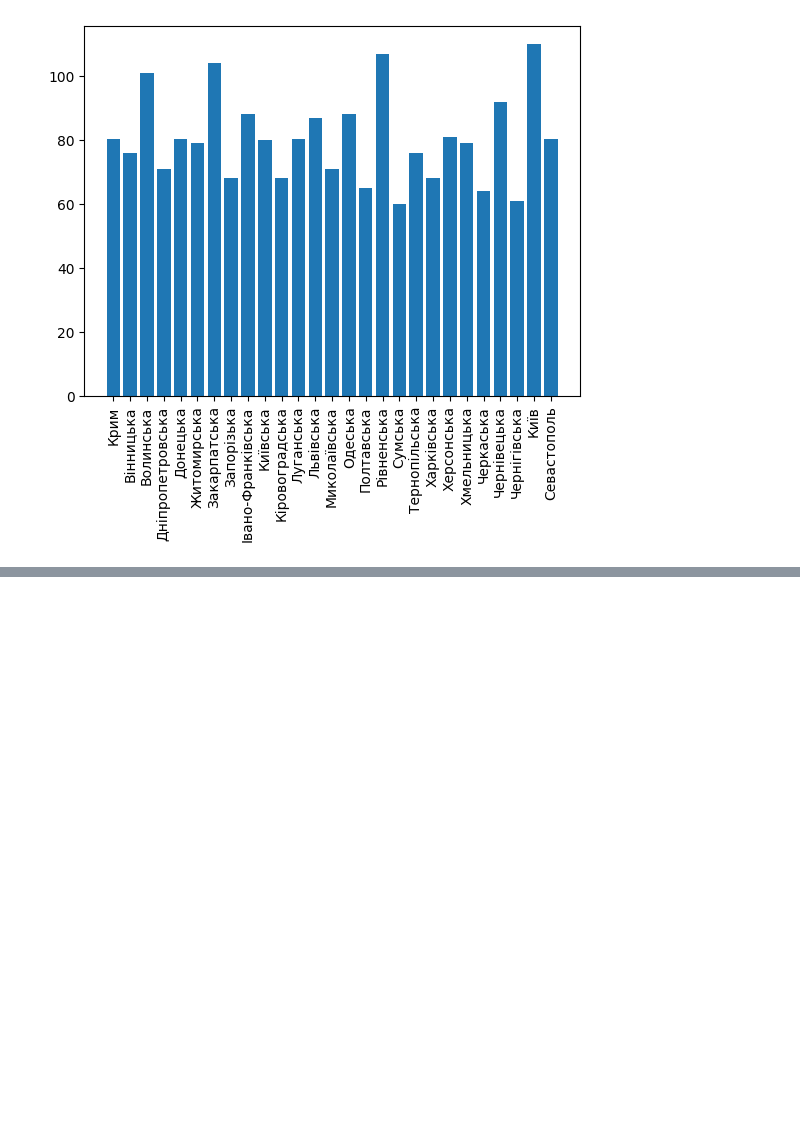
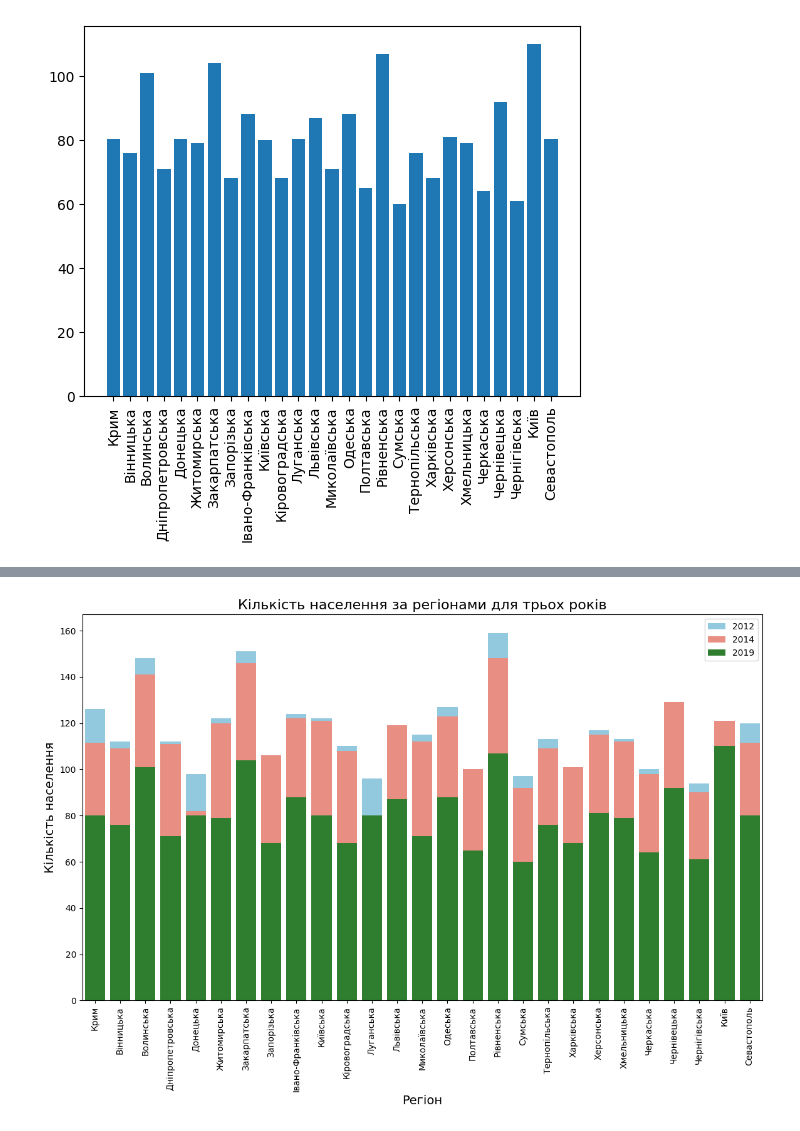
Before and after one commit to Sedzay/les4, a Jupyter notebook: Hw2_1.ipynb, the cells around one changed output, grey strips where cells are left out. Saved outputs shown, nothing was run; the diff lists cells and outputs as text; code cells hidden in the pictures; blank space fills up the shorter version.

```diff
--- a/Hw2_1.ipynb
+++ b/Hw2_1.ipynb
@@ -169,0 +197,18 @@ plt.show()
+# %%
+import seaborn as sns
+
+# Побудова гістограми кількості населення за регіонами для трьох років
+plt.figure(figsize=(14, 8))
+sns.barplot(data=table, x='Регіон', y='2012', color='skyblue', label='2012')
+sns.barplot(data=table, x='Регіон', y='2014', color='salmon', label='2014')
+sns.barplot(data=table, x='Регіон', y='2019', color='forestgreen', label='2019')
+
+plt.title('Кількість населення за регіонами для трьох років', fontsize=16)
+plt.xlabel('Регіон', fontsize=14)
+plt.ylabel('Кількість населення', fontsize=14)
+plt.xticks(rotation=90)
+plt.legend()
+
+plt.show()
+# %% [output]
+[figure, added]
```
Also changed, not shown: parts of 2 cells of this notebook.
